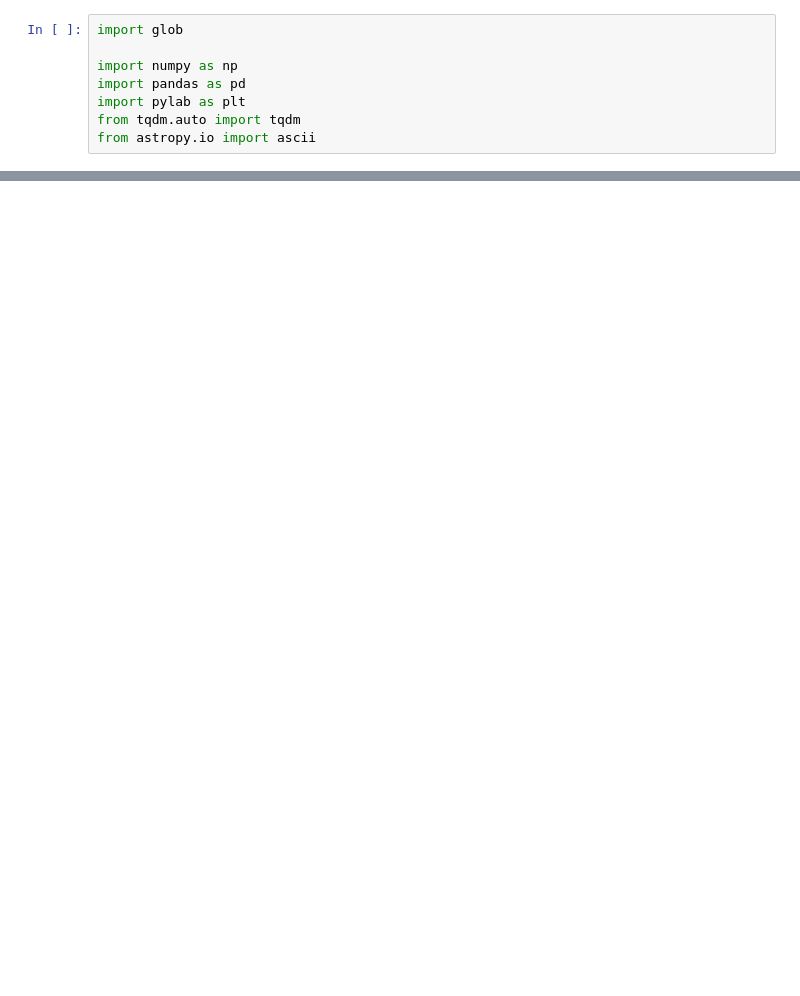
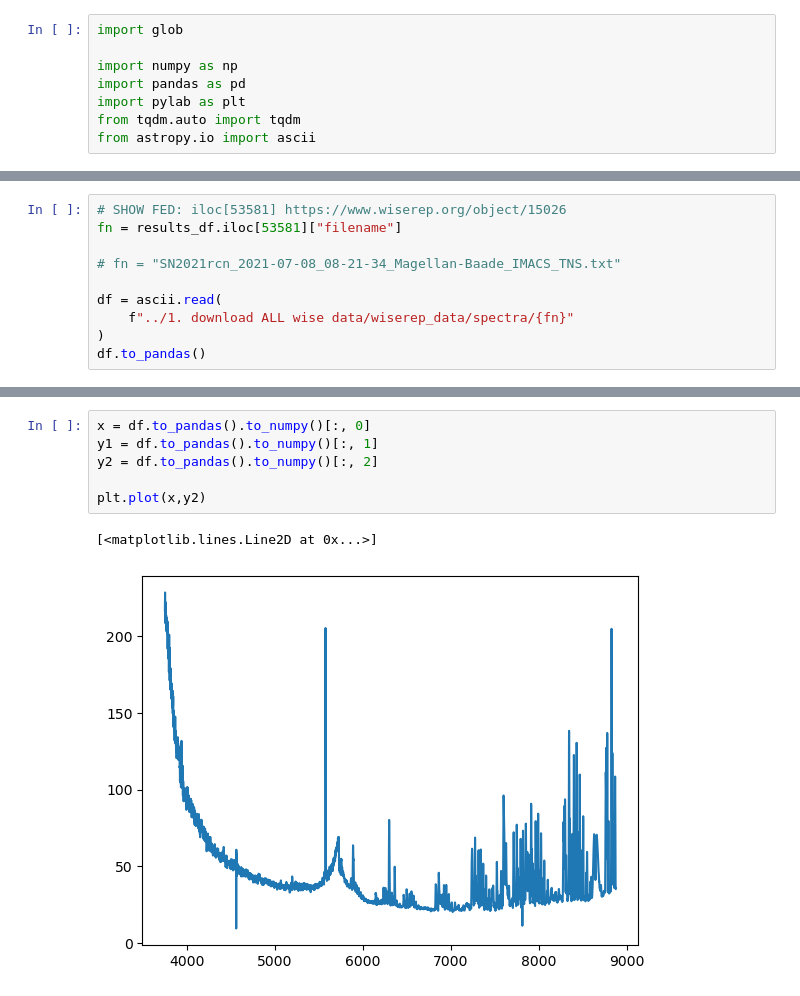
Before and after one commit to aec3675/multi-modal-multi-peaks, a Jupyter notebook: sidchaini/2. eda metadata and spectra/2.2. eda spectra.ipynb, the cells around one changed output, grey strips where cells are left out. Drawn from its saved outputs; the diff is of its cells as text; blank space fills up the shorter version.

```diff
--- a/sidchaini/2. eda metadata and spectra/2.2. eda spectra.ipynb
+++ b/sidchaini/2. eda metadata and spectra/2.2. eda spectra.ipynb
@@ -70,0 +169,10 @@ results_df.to_csv("96.84% success read - default options.csv")
+# %%
+# SHOW FED: iloc[53581] https://www.wiserep.org/object/15026
+fn = results_df.iloc[53581]["filename"]
+
+# fn = "SN2021rcn_2021-07-08_08-21-34_Magellan-Baade_IMACS_TNS.txt"
+
+df = ascii.read(
+    f"../1. download ALL wise data/wiserep_data/spectra/{fn}"
+)
+df.to_pandas()
@@ -70,0 +199,9 @@ results_df.to_csv("96.84% success read - default options.csv")
+# %%
+x = df.to_pandas().to_numpy()[:, 0]
+y1 = df.to_pandas().to_numpy()[:, 1]
+y2 = df.to_pandas().to_numpy()[:, 2]
+
+plt.plot(x,y2)
+# %% [output]
+[<matplotlib.lines.Line2D at 0x...>]
+[figure, added]
```
Also changed, not shown: parts of 25 cells of this notebook, 5 other files.
